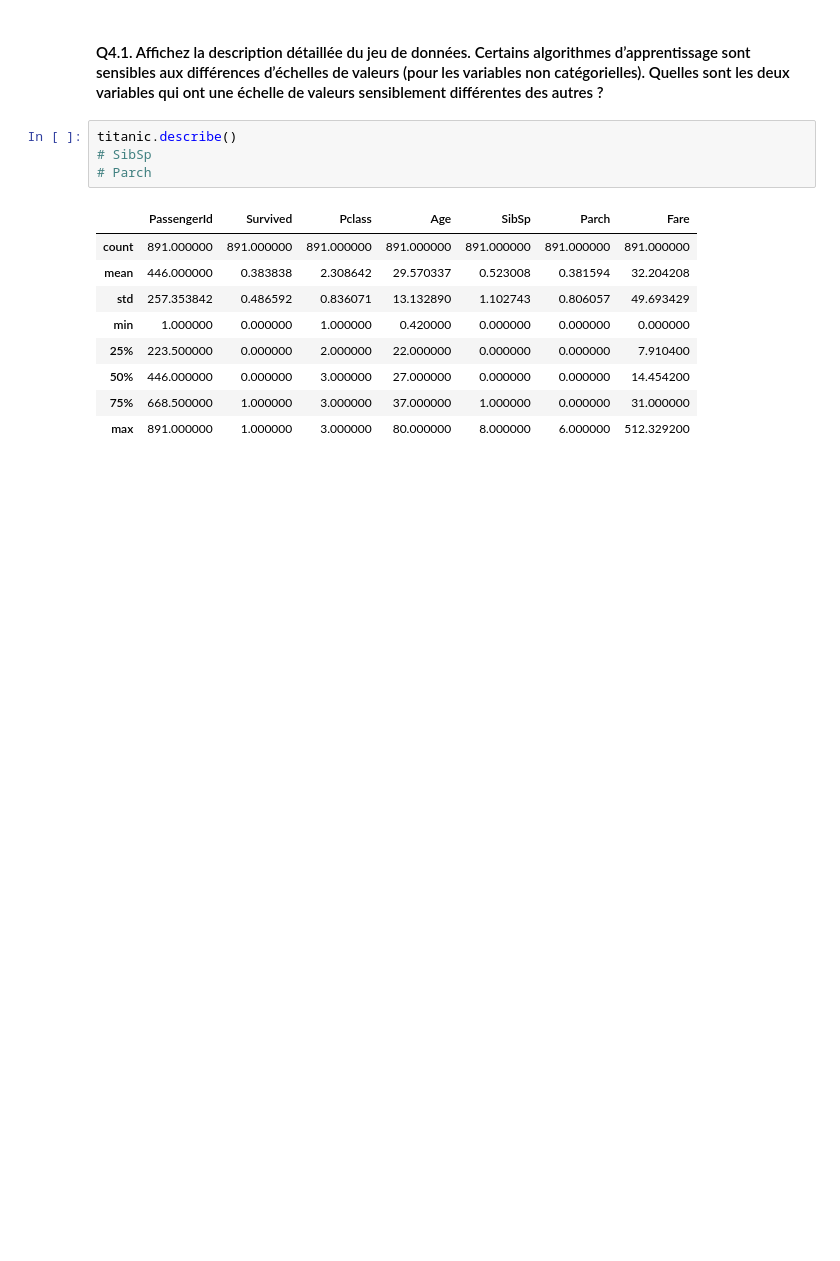
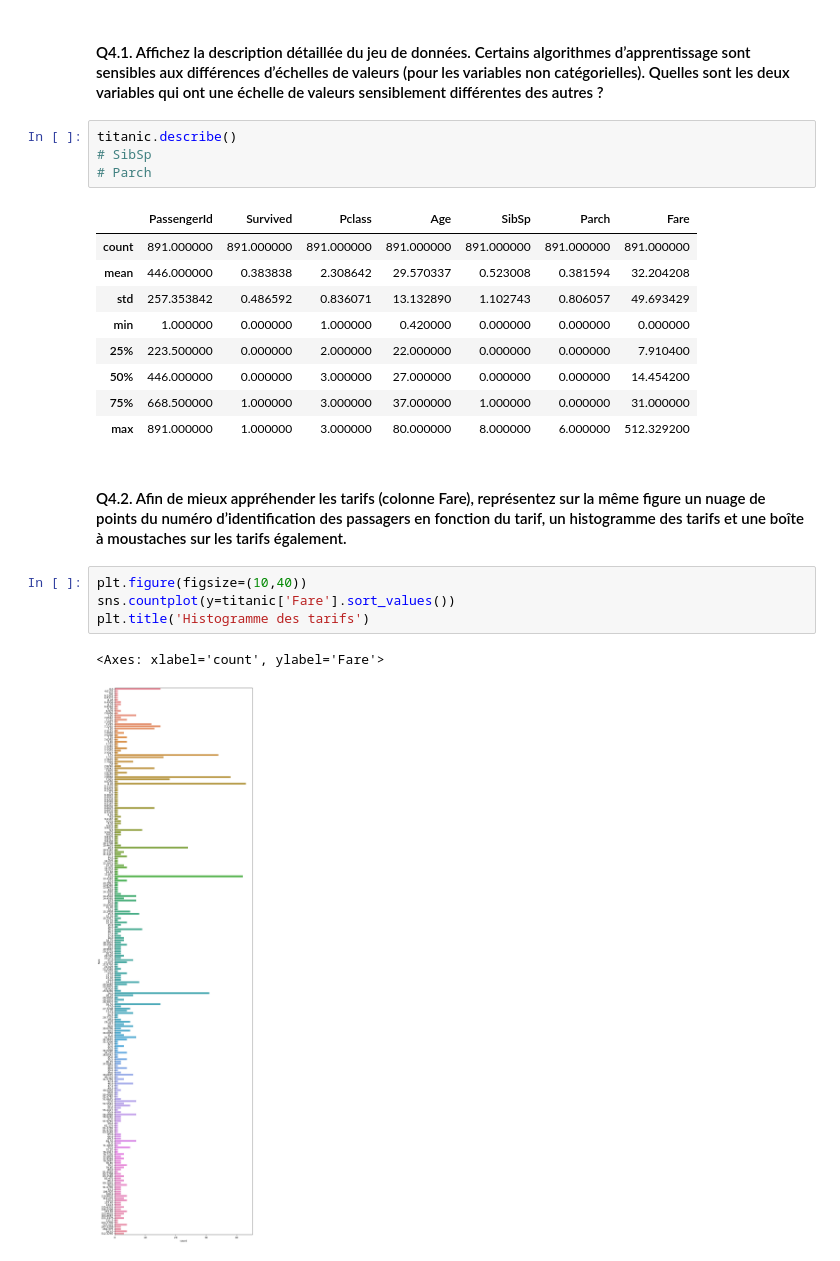
Before and after one commit to AntoineHazebrouck/modelisation-mathematique, a Jupyter notebook: tp6/tp6.ipynb, the cells around one changed output. Drawn from its saved outputs; the diff is of its cells as text; blank space fills up the shorter version.

```diff
--- a/tp6/tp6.ipynb
+++ b/tp6/tp6.ipynb
@@ -580,3 +610,12 @@ titanic.describe()
 | 50% | 446.000000 | 0.000000 | 3.000000 | 27.000000 | 0.000000 | 0.000000 | 14.454200 |
 | 75% | 668.500000 | 1.000000 | 3.000000 | 37.000000 | 1.000000 | 0.000000 | 31.000000 |
 | max | 891.000000 | 1.000000 | 3.000000 | 80.000000 | 8.000000 | 6.000000 | 512.329200 |
+# %% [markdown]
+#### Q4.2. Afin de mieux appréhender les tarifs (colonne Fare), représentez sur la même figure un nuage de points du numéro d’identification des passagers en fonction du tarif, un histogramme des tarifs et une boîte à moustaches sur les tarifs également.
+# %%
+plt.figure(figsize=(10,40))
+sns.countplot(y=titanic['Fare'].sort_values())
+plt.title('Histogramme des tarifs')
+# %% [output]
+<Axes: xlabel='count', ylabel='Fare'>
+[figure, added]
```
Also changed, not shown: parts of 8 cells of this notebook.
